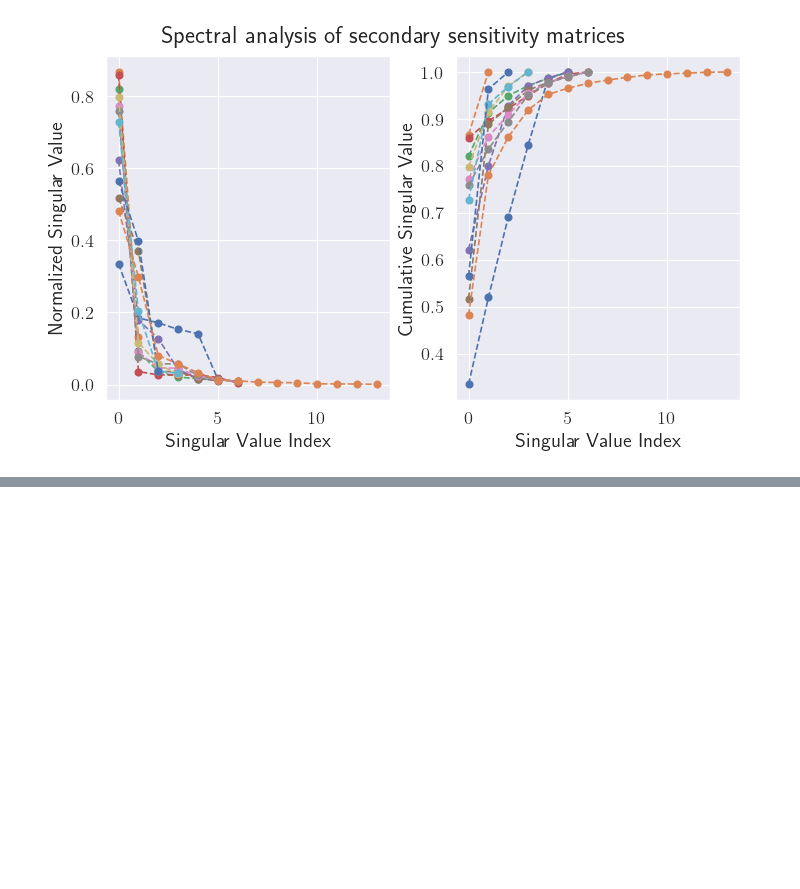
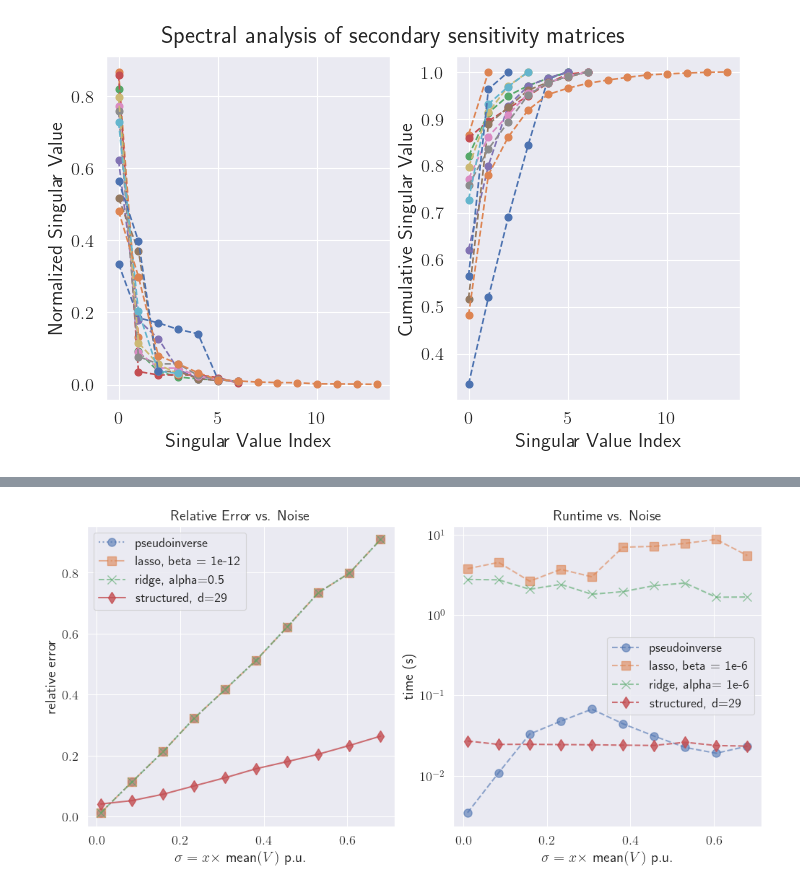
Before and after one commit to samtalki/yadi, a Jupyter notebook: notebooks/secondary_spectral_example.ipynb, the cells around one changed output, grey strips where cells are left out. Cells and saved outputs as stored; diff of their text form; code cells hidden in the pictures; blank space fills up the shorter version.

```diff
--- a/notebooks/secondary_spectral_example.ipynb
+++ b/notebooks/secondary_spectral_example.ipynb
@@ -640,0 +889,30 @@ FOR
+# %%
+# Plotting
+#set this plot to have log scale on the y axis
+#
+
+fig,ax = plt.subplots(1,2,figsize=(10,5),constrained_layout=True)
+ax[0].plot(sigma_pct_mean,rel_errs[:,0],':o',ms=8,lw=1.5,alpha=0.6,label='pseudoinverse')
+ax[0].plot(sigma_pct_mean,rel_errs[:,1],'-.s',ms=8,lw=1.5,alpha=0.6,label='lasso, beta = 1e-12')
+ax[0].plot(sigma_pct_mean,rel_errs[:,2],'--x',ms=8,lw=1.5,alpha=0.6,label='ridge, alpha=0.5')
+ax[0].plot(sigma_pct_mean,rel_errs[:,3],'-d',ms=8,lw=1.5,alpha=0.8,label='structured, d=29')
+ax[0].set_xlabel(r'$\sigma = x \times$ mean$(V)$ p.u.')
+ax[0].set_ylabel('relative error')
+ax[0].set_title('Relative Error vs. Noise')
+ax[0].legend()
+plt.yscale('log')
+
+ax[1].plot(sigma_pct_mean,times[:,0],'--o',ms=8,lw=1.5,alpha=0.6,label='pseudoinverse')
+ax[1].plot(sigma_pct_mean,times[:,1],'--s',ms=8,lw=1.5,alpha=0.6,label='lasso, beta = 1e-6')
+ax[1].plot(sigma_pct_mean,times[:,2],'--x',ms=8,lw=1.5,alpha=0.6,label='ridge, alpha= 1e-6')
+ax[1].plot(sigma_pct_mean,times[:,3],'--d',ms=8,lw=1.5,alpha=0.8,label='structured, d=29')
+ax[1].set_xlabel(r'$\sigma = x \times$ mean$(V)$ p.u.')
+ax[1].set_ylabel('time (s)')
+ax[1].set_title('Runtime vs. Noise')
+ax[1].legend()
+plt.yscale('log')
+
+plt.savefig("/home/sam/Research/yadi/notebooks/figures/error-analysis-secondary-alg.pdf")
+#plt.suptitle("Regression Performance vs. Noise")
+# %% [output]
+[figure, added]
```
Also changed, not shown: parts of 25 cells of this notebook, 2 other files.
